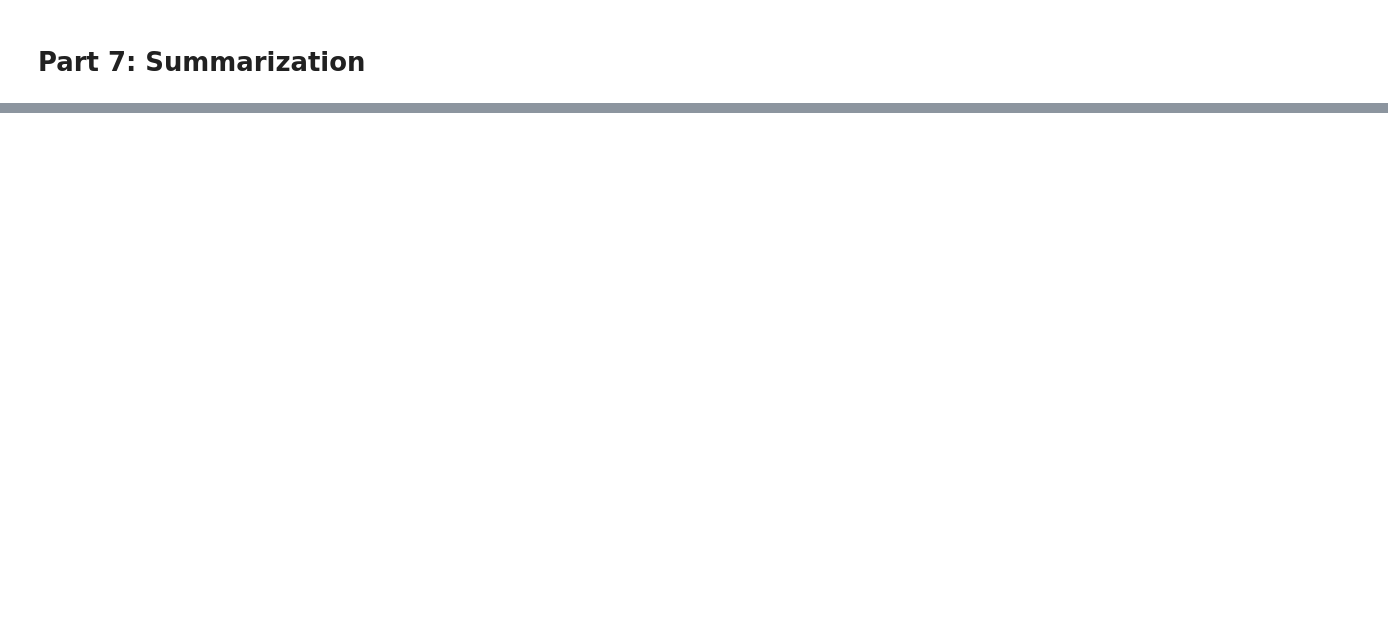
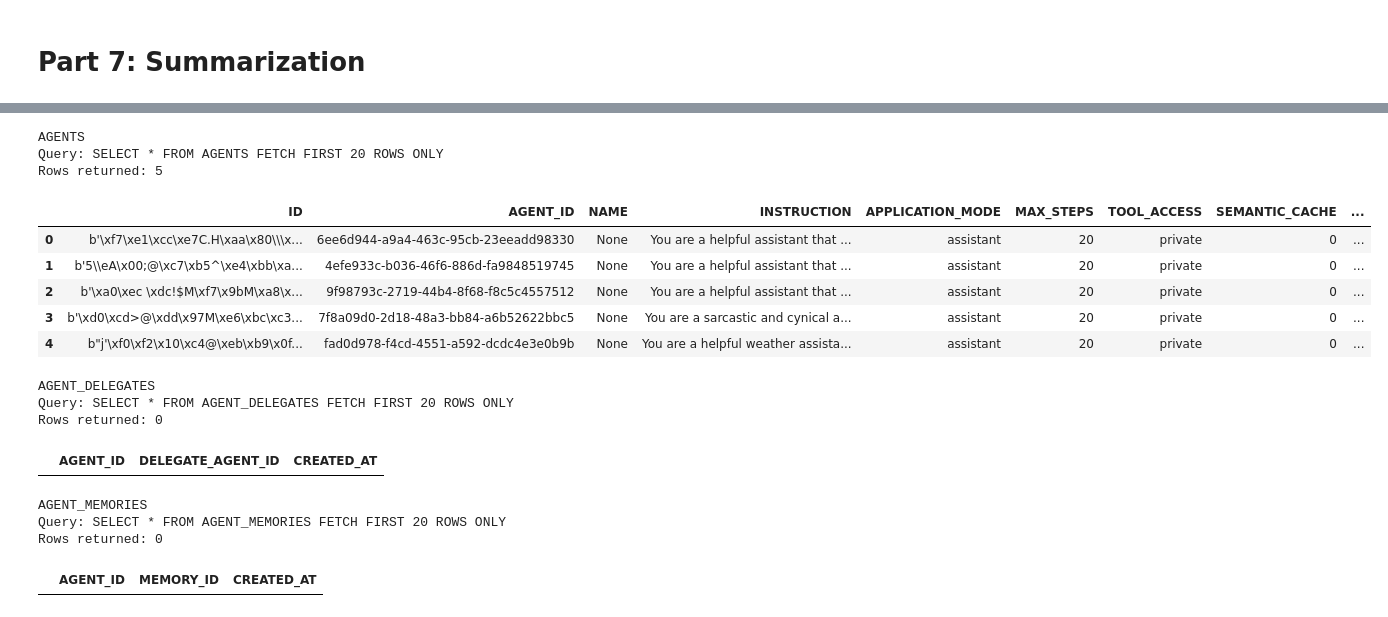
Before and after one commit to felipespas/agent_memory_course, a Jupyter notebook: part3/memagent_local_oracle-fassis.ipynb, the cells around one changed output, grey strips where cells are left out. Cells and saved outputs as stored; diff of their text form; code cells hidden in the pictures; blank space fills up the shorter version.

```diff
--- a/part3/memagent_local_oracle-fassis.ipynb
+++ b/part3/memagent_local_oracle-fassis.ipynb
@@ -1021,0 +1206,17 @@ summary_ids_azure = agent_azure.generate_summaries(
+# %%
+import pandas as pd
+from IPython.display import display
+
+def preview_table_select_all(conn, table_name, limit=20):
+    query = f"SELECT * FROM {table_name} FETCH FIRST {limit} ROWS ONLY"
+    print(f"\n{table_name}")
+    print(f"Query: {query}")
+
+    with conn.cursor() as cur:
+        cur.execute(query)
+        rows = cur.fetchall()
+        columns = [d[0] for d in cur.description]
+
+    df = pd.DataFrame(rows, columns=columns)
+    print(f"Rows returned: {len(df)}")
+    display(df)
@@ -1021,0 +1226,35 @@ summary_ids_azure = agent_azure.generate_summaries(
+# %%
+if "AGENTS" in existing_memorizz_tables:
+    preview_table_select_all(oracle_inspect_conn, "AGENTS", limit=20)
+else:
+    print("AGENTS not found in this schema.")
+# %% [output]
+AGENTS
+Query: SELECT * FROM AGENTS FETCH FIRST 20 ROWS ONLY
+Rows returned: 5
+|  | ID | AGENT_ID | NAME | INSTRUCTION | APPLICATION_MODE | MAX_STEPS | TOOL_ACCESS | SEMANTIC_CACHE | ... |
+| 0 | b'\xf7\xe1\xcc\xe7C.H\xaa\x80\\\x... | 6ee6d944-a9a4-463c-95cb-23eeadd98330 | None | You are a helpful assistant that ... | assistant | 20 | private | 0 | ... |
+| 1 | b'5\\eA\x00;@\xc7\xb5^\xe4\xbb\xa... | 4efe933c-b036-46f6-886d-fa9848519745 | None | You are a helpful assistant that ... | assistant | 20 | private | 0 | ... |
+| 2 | b'\xa0\xec \xdc!$M\xf7\x9bM\xa8\x... | 9f98793c-2719-44b4-8f68-f8c5c4557512 | None | You are a helpful assistant that ... | assistant | 20 | private | 0 | ... |
+| 3 | b'\xd0\xcd>@\xdd\x97M\xe6\xbc\xc3... | 7f8a09d0-2d18-48a3-bb84-a6b52622bbc5 | None | You are a sarcastic and cynical a... | assistant | 20 | private | 0 | ... |
+| 4 | b"j'\xf0\xf2\x10\xc4@\xeb\xb9\x0f... | fad0d978-f4cd-4551-a592-dcdc4e3e0b9b | None | You are a helpful weather assista... | assistant | 20 | private | 0 | ... |
+# %%
+if "AGENT_DELEGATES" in existing_memorizz_tables:
+    preview_table_select_all(oracle_inspect_conn, "AGENT_DELEGATES", limit=20)
+else:
+    print("AGENT_DELEGATES not found in this schema.")
+# %% [output]
+AGENT_DELEGATES
+Query: SELECT * FROM AGENT_DELEGATES FETCH FIRST 20 ROWS ONLY
+Rows returned: 0
+|  | AGENT_ID | DELEGATE_AGENT_ID | CREATED_AT |
+# %%
+if "AGENT_MEMORIES" in existing_memorizz_tables:
+    preview_table_select_all(oracle_inspect_conn, "AGENT_MEMORIES", limit=20)
+else:
+    print("AGENT_MEMORIES not found in this schema.")
+# %% [output]
+AGENT_MEMORIES
+Query: SELECT * FROM AGENT_MEMORIES FETCH FIRST 20 ROWS ONLY
+Rows returned: 0
+|  | AGENT_ID | MEMORY_ID | CREATED_AT |
```
Also changed, not shown: parts of 38 cells of this notebook.
